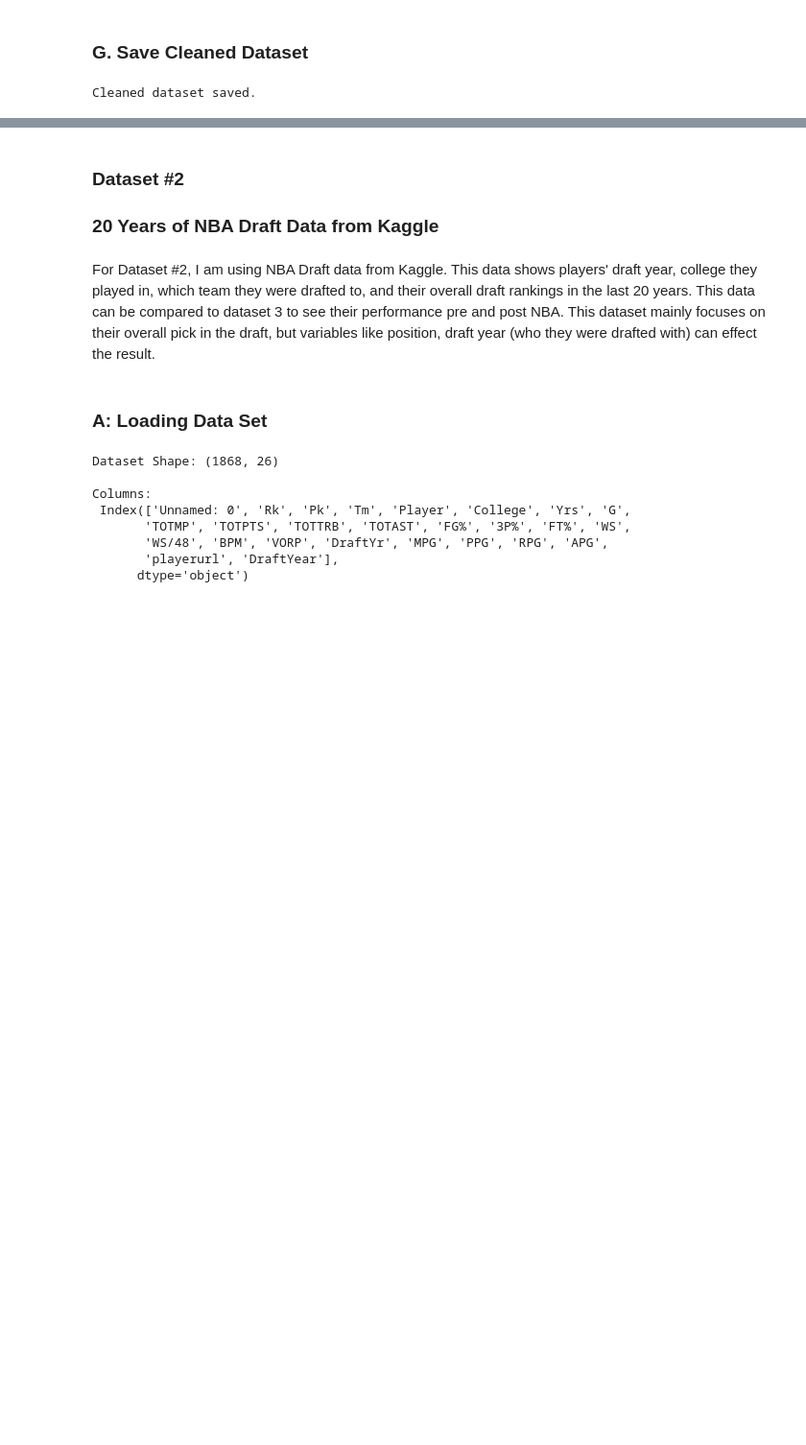
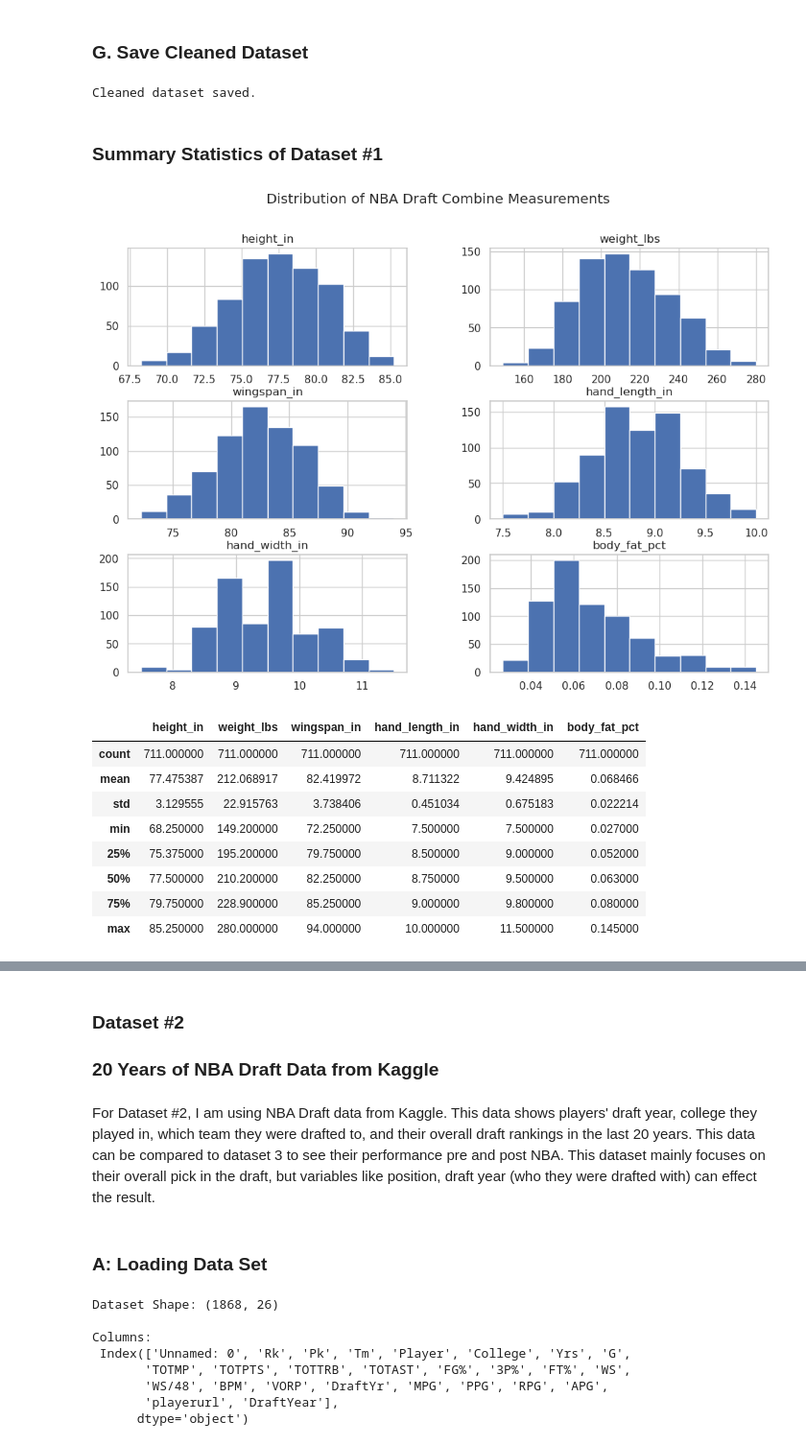
Before and after one commit to COGS108/Group010_WI26, a Jupyter notebook: 02-EDACheckpoint.ipynb, the cells around one changed output, grey strips where cells are left out. Shown at 96% size. Saved outputs shown, nothing was run; the diff lists cells and outputs as text; code cells hidden in the pictures; blank space fills up the shorter version.

Commit message:
Data description fixed for Dataset#1
Added more details and explanations for dataset#1.

```diff
--- a/02-EDACheckpoint.ipynb
+++ b/02-EDACheckpoint.ipynb
@@ -245,3 +259,23 @@ df_clean.to_csv(processed_path, index=False)
 print("Cleaned dataset saved.")
 # %% [output]
 Cleaned dataset saved.
+# %% [markdown]
+### Summary Statistics of Dataset #1
+# %%
+sns.set(style="whitegrid")
+
+df_clean.hist(figsize=(12,8))
+plt.suptitle("Distribution of NBA Draft Combine Measurements")
+plt.show()
+df_clean.describe()
+# %% [output]
+[figure, added]
+|  | height_in | weight_lbs | wingspan_in | hand_length_in | hand_width_in | body_fat_pct |
+| count | 711.000000 | 711.000000 | 711.000000 | 711.000000 | 711.000000 | 711.000000 |
+| mean | 77.475387 | 212.068917 | 82.419972 | 8.711322 | 9.424895 | 0.068466 |
+| std | 3.129555 | 22.915763 | 3.738406 | 0.451034 | 0.675183 | 0.022214 |
+| min | 68.250000 | 149.200000 | 72.250000 | 7.500000 | 7.500000 | 0.027000 |
+| 25% | 75.375000 | 195.200000 | 79.750000 | 8.500000 | 9.000000 | 0.052000 |
+| 50% | 77.500000 | 210.200000 | 82.250000 | 8.750000 | 9.500000 | 0.063000 |
+| 75% | 79.750000 | 228.900000 | 85.250000 | 9.000000 | 9.800000 | 0.080000 |
+| max | 85.250000 | 280.000000 | 94.000000 | 10.000000 | 11.500000 | 0.145000 |
```
Also changed, not shown: parts of 4 cells of this notebook.
